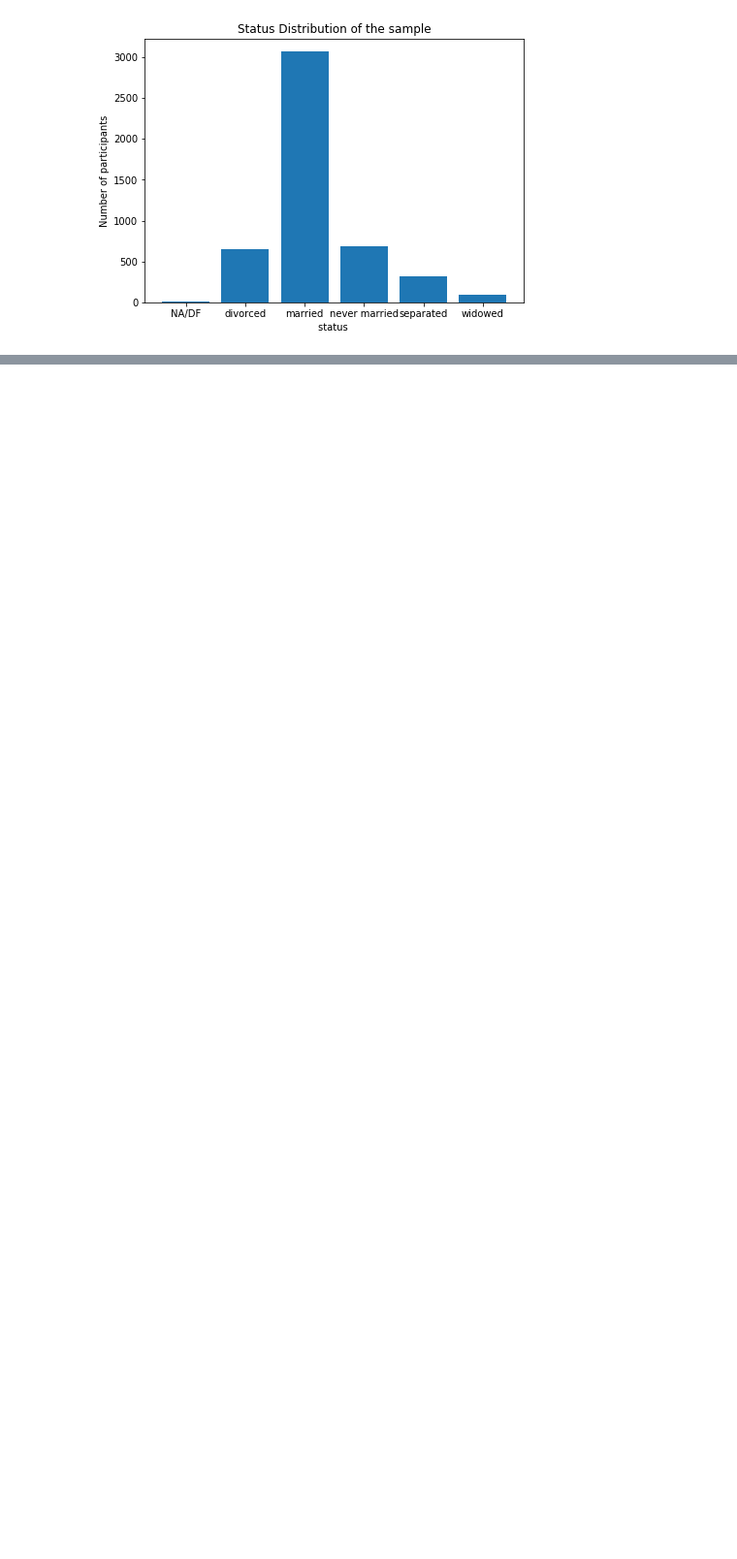
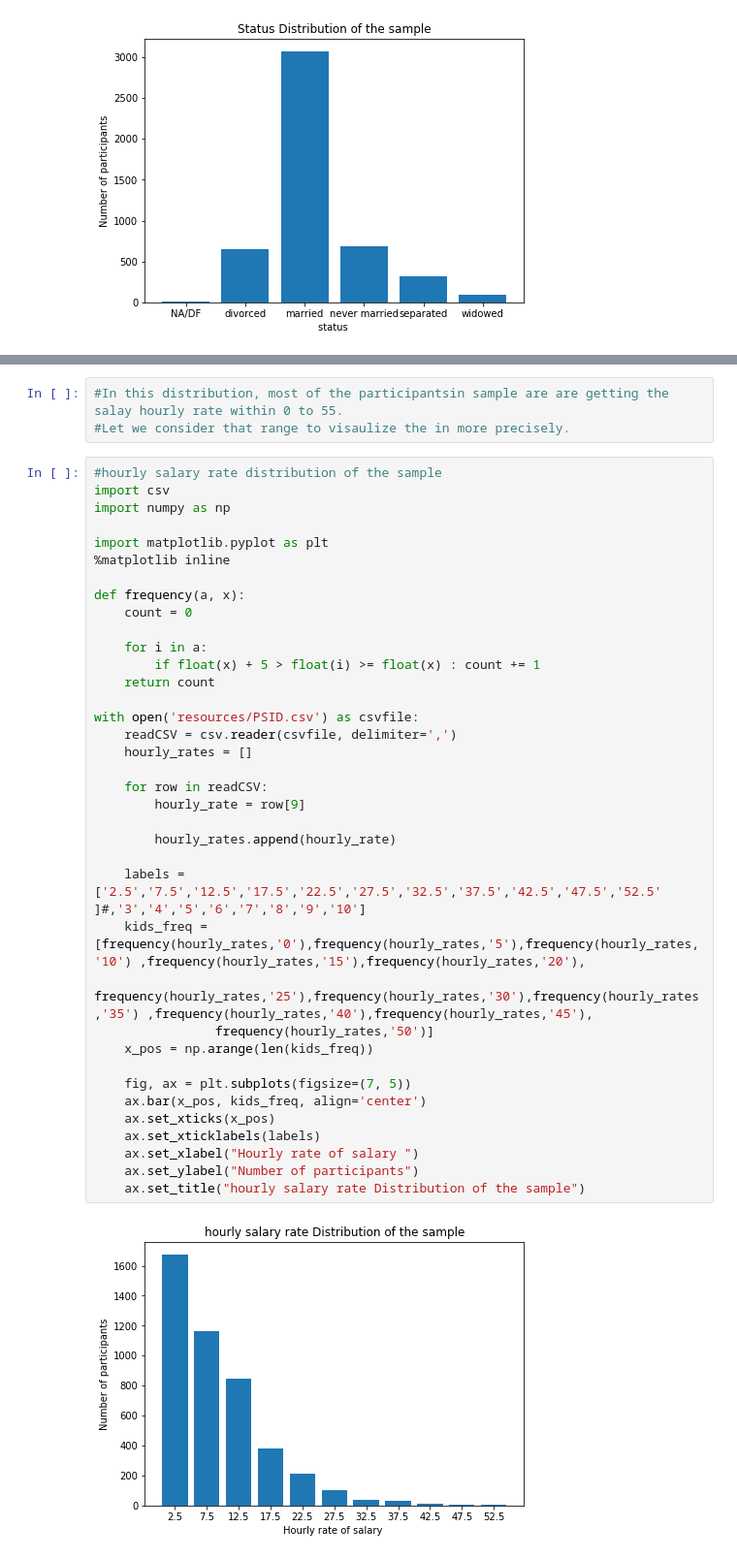
Before and after one commit to UpekkaA/datascience-assignment1, a Jupyter notebook: source-code/DataScienceAssignment.ipynb, the cells around one changed output, grey strips where cells are left out. Shown at 97% size. Drawn from its saved outputs; the diff is of its cells as text; blank space fills up the shorter version.

```diff
--- a/source-code/DataScienceAssignment.ipynb
+++ b/source-code/DataScienceAssignment.ipynb
@@ -171,0 +214,42 @@ with open('resources/PSID.csv') as csvfile:
+# %%
+#In this distribution, most of the participantsin sample are are getting the salay hourly rate within 0 to 55.
+#Let we consider that range to visaulize the in more precisely.
+# %%
+#hourly salary rate distribution of the sample
+import csv
+import numpy as np
+
+import matplotlib.pyplot as plt
+%matplotlib inline
+
+def frequency(a, x):
+    count = 0
+
+    for i in a:
+        if float(x) + 5 > float(i) >= float(x) : count += 1
+    return count
+
+with open('resources/PSID.csv') as csvfile:
+    readCSV = csv.reader(csvfile, delimiter=',')
+    hourly_rates = []
+
+    for row in readCSV:
+        hourly_rate = row[9]
+
+        hourly_rates.append(hourly_rate)
+
+    labels = ['2.5','7.5','12.5','17.5','22.5','27.5','32.5','37.5','42.5','47.5','52.5' ]#,'3','4','5','6','7','8','9','10']
+    kids_freq = [frequency(hourly_rates,'0'),frequency(hourly_rates,'5'),frequency(hourly_rates,'10') ,frequency(hourly_rates,'15'),frequency(hourly_rates,'20'),
+                frequency(hourly_rates,'25'),frequency(hourly_rates,'30'),frequency(hourly_rates,'35') ,frequency(hourly_rates,'40'),frequency(hourly_rates,'45'),
+                frequency(hourly_rates,'50')]
+    x_pos = np.arange(len(kids_freq))
+
+    fig, ax = plt.subplots(figsize=(7, 5))
+    ax.bar(x_pos, kids_freq, align='center')
+    ax.set_xticks(x_pos)
+    ax.set_xticklabels(labels)
+    ax.set_xlabel("Hourly rate of salary ")
+    ax.set_ylabel("Number of participants")
+    ax.set_title("hourly salary rate Distribution of the sample")
+# %% [output]
+[figure, added]
```
Also changed, not shown: parts of 4 cells of this notebook.
